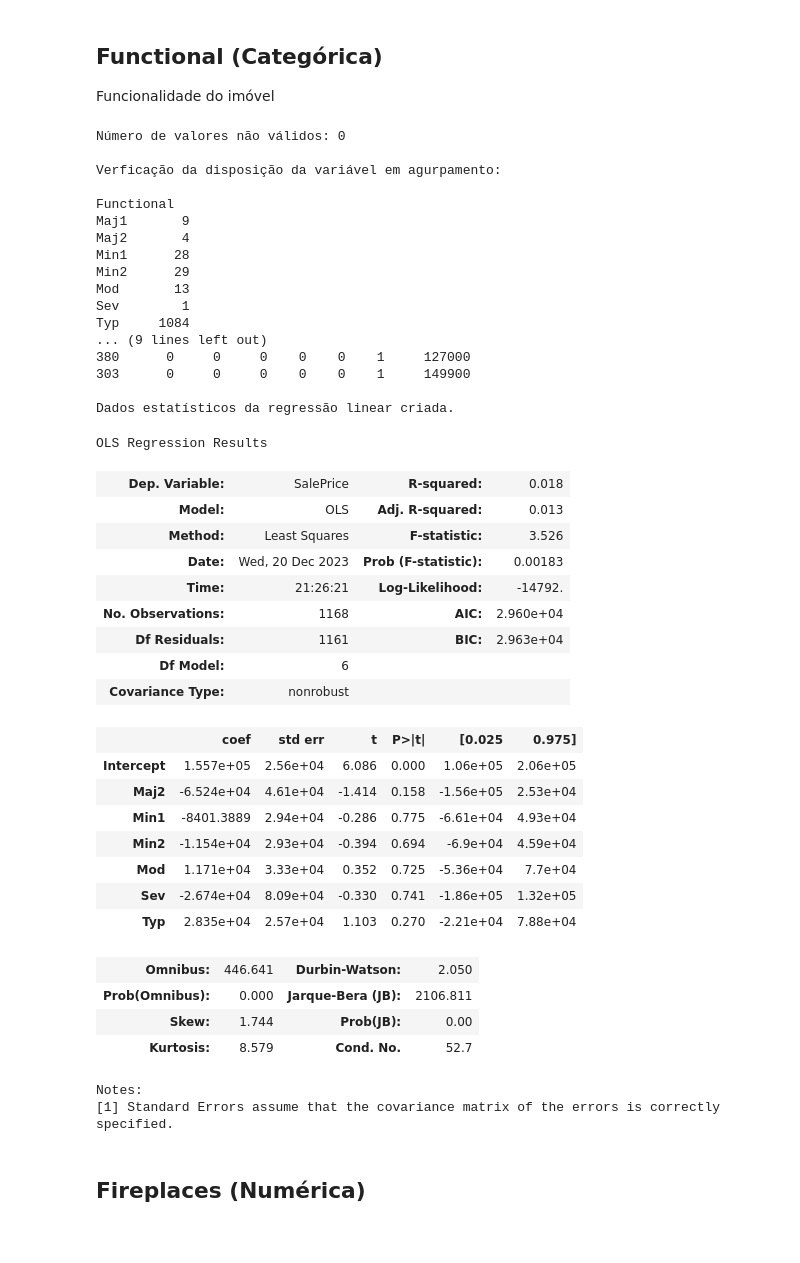
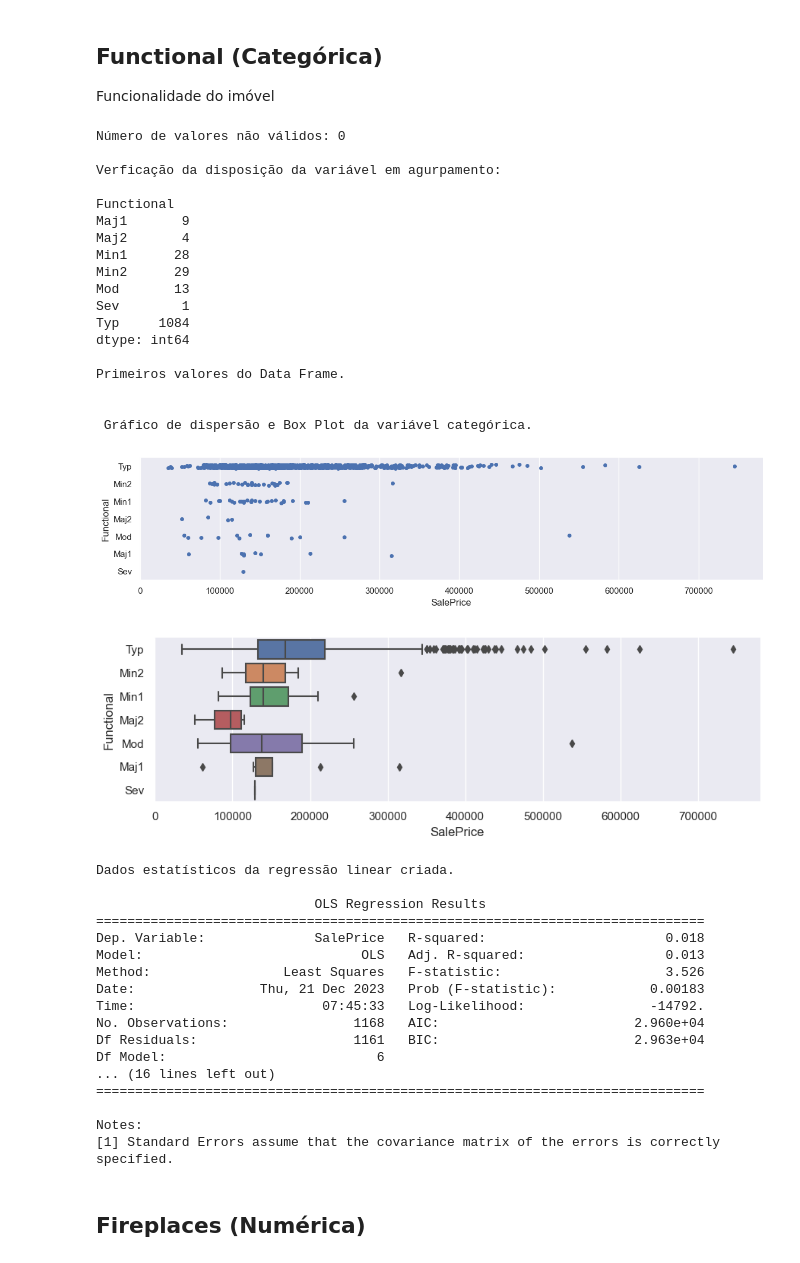
Before and after one commit to JohnDaytonCC/HousePricesPrediction, a Jupyter notebook: Notebook - House Prices Predition.ipynb, the cells around one changed output. Saved outputs shown, nothing was run; the diff lists cells and outputs as text; code cells hidden in the pictures.

Commit message:
Finalização da seleção das variáveis categóricas.

```diff
--- a/Notebook - House Prices Predition.ipynb
+++ b/Notebook - House Prices Predition.ipynb
@@ -5005,65 +4976,77 @@ print(agrupado)
 df_dummies_auxiliar_1 = dados_treino[nome_feature].copy()
 
 # Conversão da variável categórica em dicotômica com a exclusão da primeira variável dicotômica.
-df_dummies_auxiliar = pd.get_dummies(df_dummies_auxiliar_1, columns=[nome_feature], drop_first=True)
+df_dummies_auxiliar = pd.get_dummies(df_dummies_auxiliar_1, columns=[nome_feature], drop_first=True, prefix = nome_feature)
 
 # Inclusão da variável dependente ao data frame de variáveis dicotômicas.
 df_dummies_auxiliar[nome_target] = dados_treino[nome_target].copy()
 
 print(f'\nPrimeiros valores do Data Frame.\n')
 
 # Verificação do data frame.
-print(df_dummies_auxiliar.head(6))
+# print(df_dummies_auxiliar.head(6))
+
+############################################################################################################
+# Criação de um gráfico para facilitar o entendimento da dispersão dos dados
+
+print('\n Gráfico de dispersão e Box Plot da variável categórica.')
+
+sns.catplot(x = nome_target, y = nome_feature, data = dados_treino, height=3, aspect=4)
+
+sns.catplot(x = nome_target, y = nome_feature, data = dados_treino, kind = "box", height=3, aspect=3)
+
+# Ajustar o layout para evitar sobreposição
+plt.tight_layout()
+
+# Mostrar os gráficos
+plt.show()
+############################################################################################################
 
 # Estimação do modelo de regressão linear múltipla com n-1 dummies
-modelo_dummies = sm.OLS.from_formula("SalePrice ~ Maj2 + Min1 + Min2 + Mod + Sev + Typ", df_dummies_auxiliar).fit()
+modelo_dummies = sm.OLS.from_formula("SalePrice ~ Functional_Maj2 + Functional_Min1 + Functional_Min2 + Functional_Mod + Functional_Sev + Functional_Typ", df_dummies_auxiliar).fit()
 
 print(f'\nDados estatísticos da regressão linear criada.\n')
 
 # Verificação dos parâmetros do modelo.
-modelo_dummies.summary()
+print(modelo_dummies.summary())
 # %% [output]
 Número de valores não válidos: 0
 
 Verficação da disposição da variável em agurpamento:
 
 Functional
 Maj1       9
 Maj2       4
 Min1      28
 Min2      29
 Mod       13
 Sev        1
 Typ     1084
-... (9 lines left out)
-380      0     0     0    0    0    1     127000
-303      0     0     0    0    0    1     149900
+dtype: int64
 
-Dados estatísticos da regressão linear criada.
+Primeiros valores do Data Frame.
+
+
+ Gráfico de dispersão e Box Plot da variável categórica.
+[figure, added]
+[figure, added]
-OLS Regression Results
+Dados estatísticos da regressão linear criada.
+
+                            OLS Regression Results
+==============================================================================
+Dep. Variable:              SalePrice   R-squared:                       0.018
+Model:                            OLS   Adj. R-squared:                  0.013
+Method:                 Least Squares   F-statistic:                     3.526
+Date:                Thu, 21 Dec 2023   Prob (F-statistic):            0.00183
+Time:                        07:45:33   Log-Likelihood:                -14792.
+No. Observations:                1168   AIC:                         2.960e+04
+Df Residuals:                    1161   BIC:                         2.963e+04
+Df Model:                           6
+... (16 lines left out)
+==============================================================================
+
+Notes:
+[1] Standard Errors assume that the covariance matrix of the errors is correctly specified.
-| Dep. Variable: | SalePrice | R-squared: | 0.018 |
-| Model: | OLS | Adj. R-squared: | 0.013 |
-| Method: | Least Squares | F-statistic: | 3.526 |
-| Date: | Wed, 20 Dec 2023 | Prob (F-statistic): | 0.00183 |
-| Time: | 21:26:21 | Log-Likelihood: | -14792. |
-| No. Observations: | 1168 | AIC: | 2.960e+04 |
-| Df Residuals: | 1161 | BIC: | 2.963e+04 |
-| Df Model: | 6 |  |  |
-| Covariance Type: | nonrobust |  |  |
-|  | coef | std err | t | P>|t| | [0.025 | 0.975] |
-| Intercept | 1.557e+05 | 2.56e+04 | 6.086 | 0.000 | 1.06e+05 | 2.06e+05 |
-| Maj2 | -6.524e+04 | 4.61e+04 | -1.414 | 0.158 | -1.56e+05 | 2.53e+04 |
-| Min1 | -8401.3889 | 2.94e+04 | -0.286 | 0.775 | -6.61e+04 | 4.93e+04 |
-| Min2 | -1.154e+04 | 2.93e+04 | -0.394 | 0.694 | -6.9e+04 | 4.59e+04 |
-| Mod | 1.171e+04 | 3.33e+04 | 0.352 | 0.725 | -5.36e+04 | 7.7e+04 |
-| Sev | -2.674e+04 | 8.09e+04 | -0.330 | 0.741 | -1.86e+05 | 1.32e+05 |
-| Typ | 2.835e+04 | 2.57e+04 | 1.103 | 0.270 | -2.21e+04 | 7.88e+04 |
-| Omnibus: | 446.641 | Durbin-Watson: | 2.050 |
-| Prob(Omnibus): | 0.000 | Jarque-Bera (JB): | 2106.811 |
-| Skew: | 1.744 | Prob(JB): | 0.00 |
-| Kurtosis: | 8.579 | Cond. No. | 52.7 |
-Notes:
-[1] Standard Errors assume that the covariance matrix of the errors is correctly specified.
 # %% [markdown]
 ## Fireplaces (Numérica)
 # %%
```
Also changed, not shown: parts of 69 cells of this notebook.
